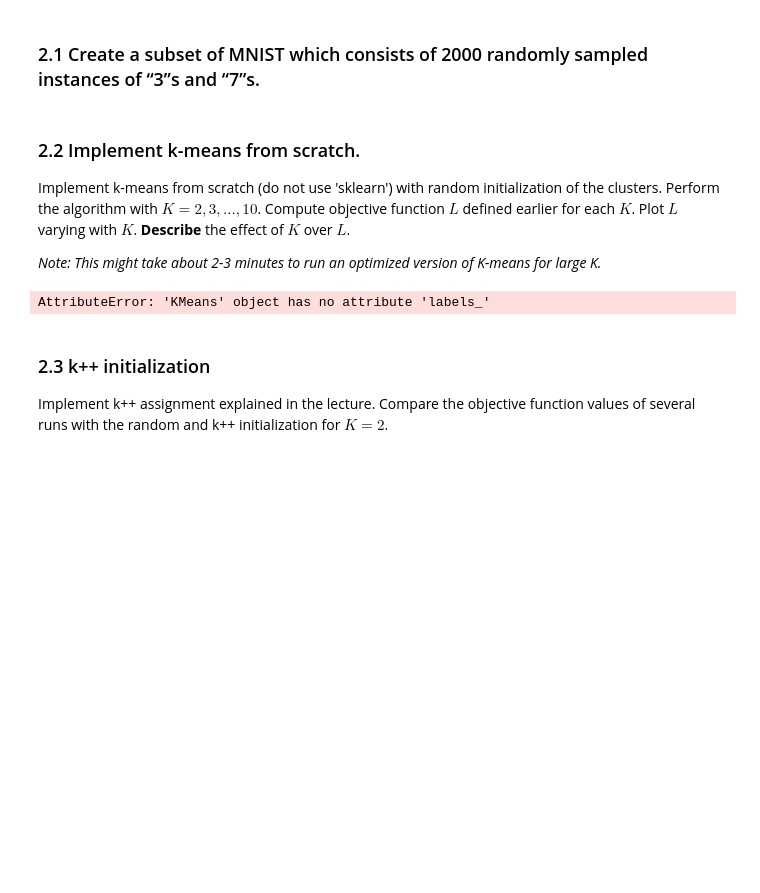
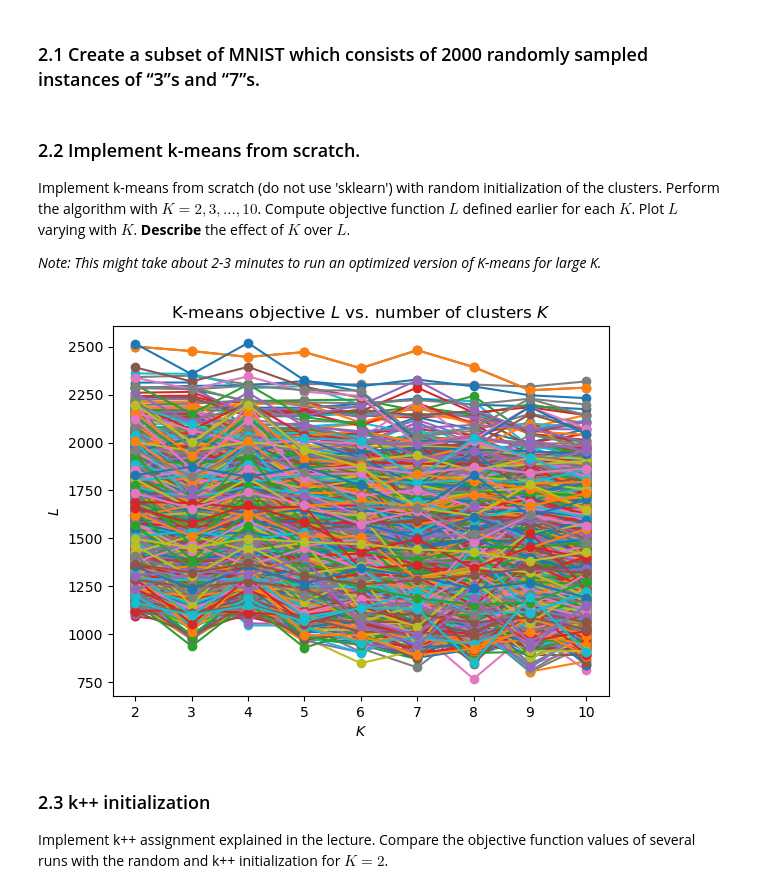
Before and after one commit to Arkanthara/data_science, a Jupyter notebook: TP_C_Michel_Jean_Joseph_Donnet.ipynb, the cells around one changed output. Cells and saved outputs as stored; diff of their text form; code cells hidden in the pictures; blank space fills up the shorter version.

```diff
--- a/TP_C_Michel_Jean_Joseph_Donnet.ipynb
+++ b/TP_C_Michel_Jean_Joseph_Donnet.ipynb
@@ -285,9 +285,25 @@ class KMeans:
             return X[idx].copy()
 
         if self.init == "kmeans++":
-          raise NotImplementedError()
+            idx = []
+            idx.append(np.random.choice(np.arange(X.shape[0])))
+            for i in range(1, self.n_clusters):
+                distance = np.sum([np.linalg.norm(X - mu, axis=1) for mu in X[np.array(idx)]], axis=0)
+                probabilities = distance / np.sum(distance)
+                idx.append(np.random.choice(np.arange(X.shape[0]), p=probabilities))
+
+            idx = np.array(idx)
+            return X[idx].copy()
 
         raise ValueError("init must be 'random' or 'kmeans++'")
+
+    # def assign(self, X) -> np.ndarray:
+    #     distances = np.array([np.linalg.norm(X - mu, axis=1) for mu in self.centroids]).T
+    #     # distances = np.linalg.norm(X[:, np.newaxis] - self.centroids, axis=2)
+    #     index = np.argmin(distances, axis=1)
+    #     classes = np.zeros((X.shape[0], len(self.centroids)))
+    #     classes[np.arange(classes.shape[0]), index] = 1
+    #     return classes
 
     def fit(self, X):
         # initialize centroids randomly
@@ -296,49 +312,49 @@ class KMeans:
         # for given X
         moves = np.full(self.centroids.shape[1], np.inf)
         while np.max(moves) > self.tol:
-            distances = np.array([np.linalg.norm(X - mu, axis=1) for mu in self.centroids]).T
-            # distances = np.linalg.norm(X[:, np.newaxis] - self.centroids, axis=2)
-            index = np.argmin(distances, axis=1)
+            # distances = np.array([np.linalg.norm(X - mu, axis=1) for mu in self.centroids]).T
+            # # distances = np.linalg.norm(X[:, np.newaxis] - self.centroids, axis=2)
+            index = self.predict(X)
             classes = np.zeros((X.shape[0], len(self.centroids)))
             classes[np.arange(classes.shape[0]), index] = 1
             old_centroids = self.centroids.copy()
             self.centroids = np.array([np.mean(X[classes[:, i] == 1], axis=0) for i in range(classes.shape[1])])
             moves = np.linalg.norm(self.centroids - old_centroids, axis=1)
+        self.labels_ = self.predict(X)
 
     def predict(self, X):
         # this function for each X returns the cluster
         # it belongs to
         distances = np.array([np.linalg.norm(X - mu, axis=1) for mu in self.centroids])
-        return np.argmin(distances, axis=1)
-        raise NotImplementedError()
+        return np.argmin(distances, axis=0)
 
     def fit_predict(self, X, y=None):
         return self.fit(X).labels_
 # %%
 import matplotlib.pyplot as plt
 import numpy as np
 import tqdm
 
 Ks = range(2, 11)
 L_values = []
 
 for K in tqdm.tqdm(Ks):
     model = KMeans(n_clusters=K, init="random", max_iter=300)
     model.fit(data)
 
     # compute the objective function L
     labels = model.labels_
     centroids = model.centroids
-    L = np.linalg.norm(data - centroids[labels])
+    L = np.linalg.norm(data - centroids[labels], axis=1)
     L_values.append(L)
 
 plt.plot(Ks, L_values, marker="o")
 plt.xlabel("$K$")
 plt.ylabel("$L$")
 plt.title("K-means objective $L$ vs. number of clusters $K$")
 plt.show()
 # %% [output]
-AttributeError: 'KMeans' object has no attribute 'labels_'
+[figure, added]
 # %% [markdown]
 ### 2.3 k++ initialization
 
```
Also changed, not shown: parts of 10 cells of this notebook.
